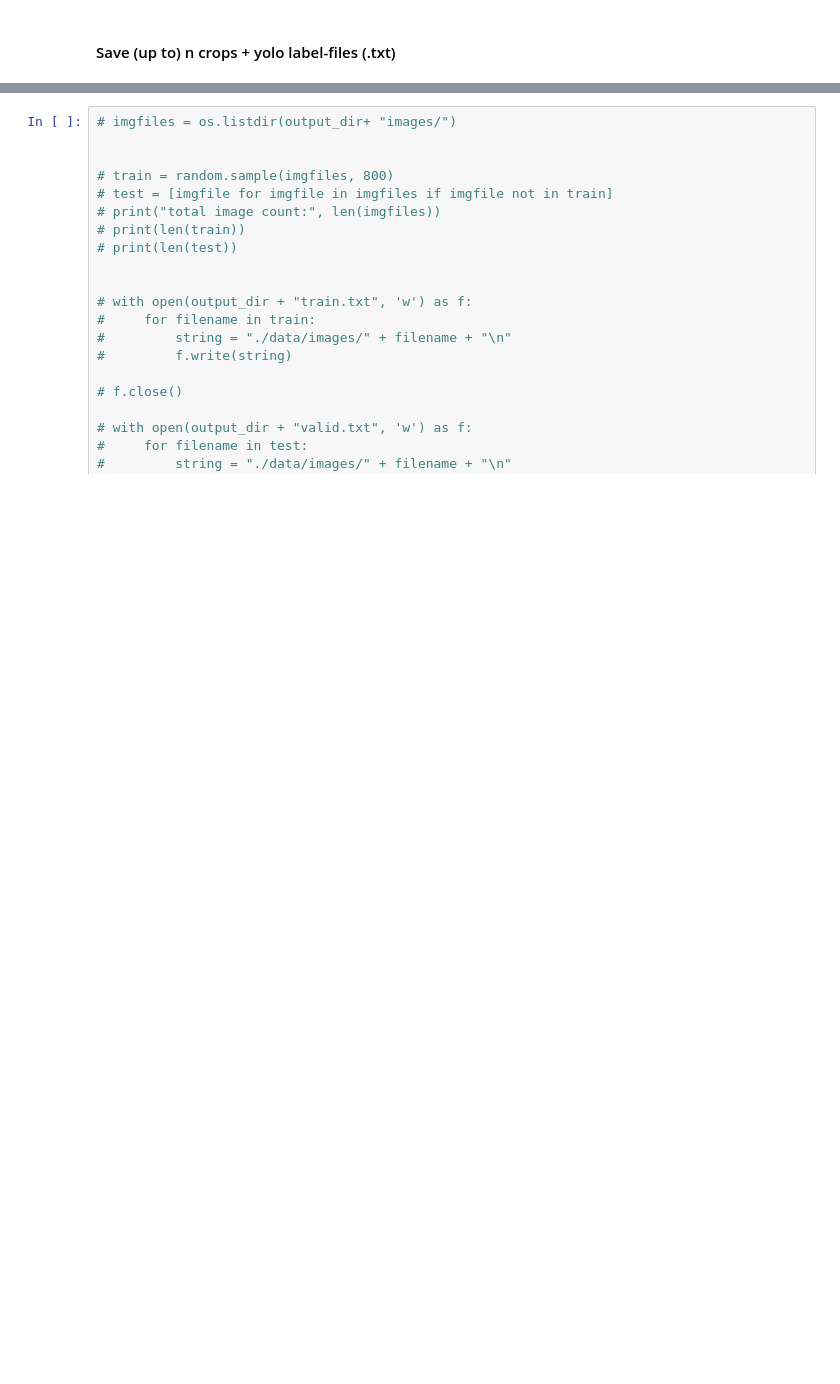
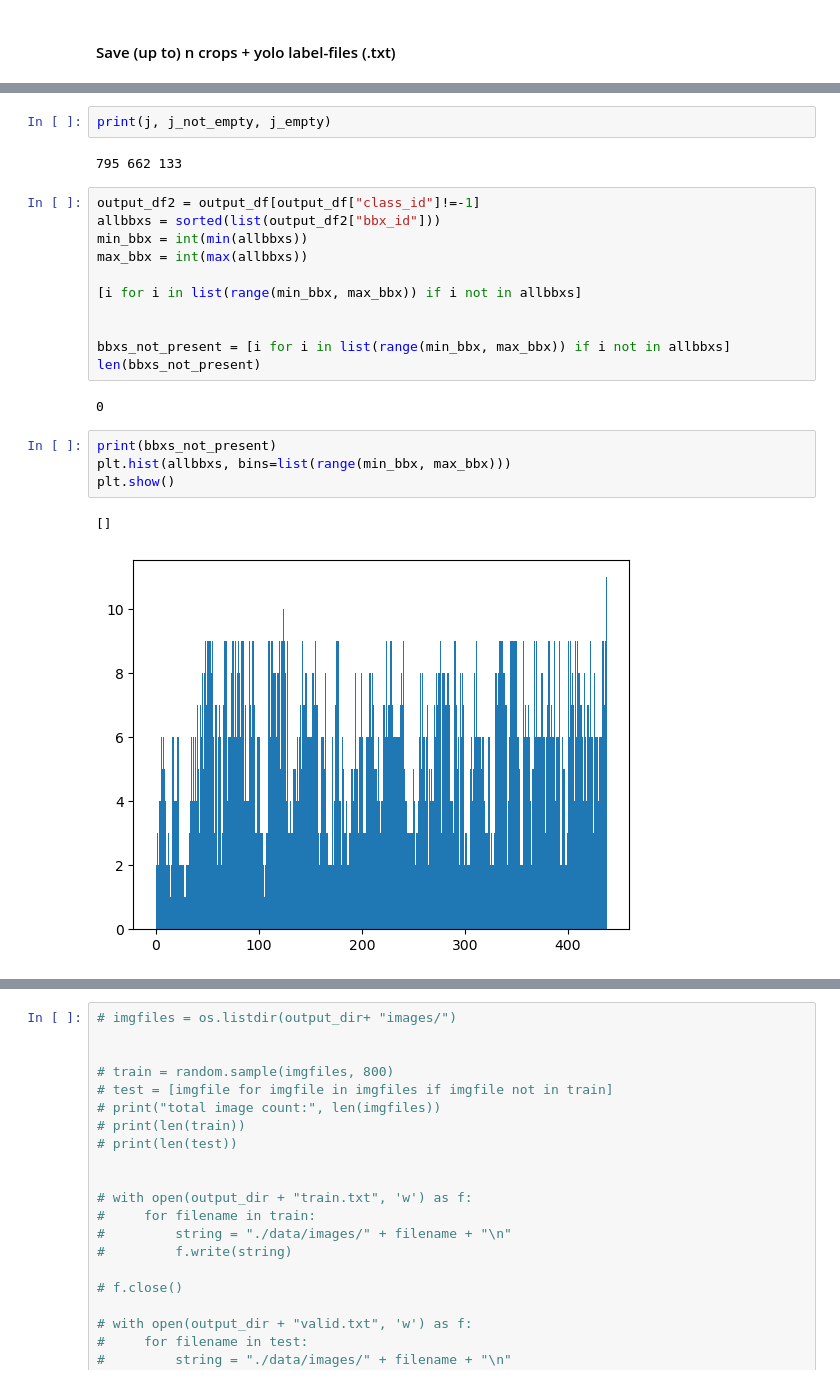
Before and after one commit to rdstern90/DSBA-6165-Project, a Jupyter notebook: Training Data Creation/extract_symbols_generate_yolo_data.ipynb, the cells around one changed output, grey strips where cells are left out. Saved outputs shown, nothing was run; the diff lists cells and outputs as text; blank space fills up the shorter version.

```diff
--- a/Training Data Creation/extract_symbols_generate_yolo_data.ipynb
+++ b/Training Data Creation/extract_symbols_generate_yolo_data.ipynb
@@ -458,3 +826,27 @@ for fname in fnames_labelfile:
+# %%
+print(j, j_not_empty, j_empty)
+# %% [output]
+795 662 133
+# %%
+output_df2 = output_df[output_df["class_id"]!=-1]
+allbbxs = sorted(list(output_df2["bbx_id"]))
+min_bbx = int(min(allbbxs))
+max_bbx = int(max(allbbxs))
+
+[i for i in list(range(min_bbx, max_bbx)) if i not in allbbxs]
+
+
+bbxs_not_present = [i for i in list(range(min_bbx, max_bbx)) if i not in allbbxs]
+len(bbxs_not_present)
+# %% [output]
+0
+# %%
+print(bbxs_not_present)
+plt.hist(allbbxs, bins=list(range(min_bbx, max_bbx)))
+plt.show()
+# %% [output]
+[]
+[figure, added]
 # %%
 # split into train, valid and test folders
 train_split = 0.5
```
Also changed, not shown: parts of 20 cells of this notebook, 25 other files.
